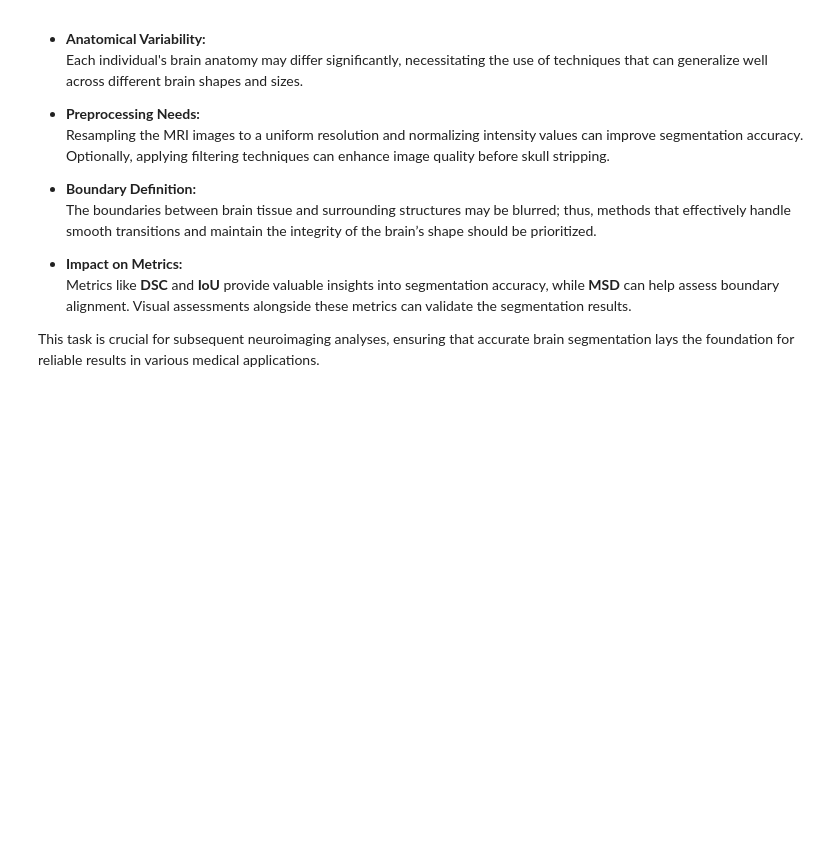
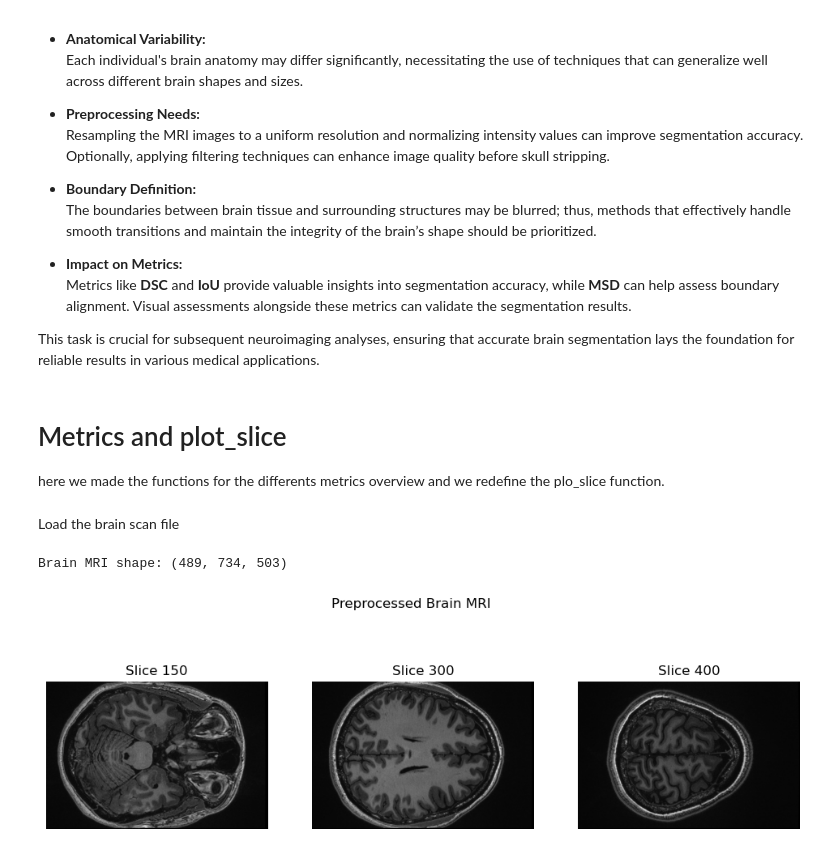
Before and after one commit to lechaudepierre/INFO-H500, a Jupyter notebook: TP5- Medical Image Segmentation/TP5_Medical_Image_Segmentation(solved).ipynb, the cells around one changed output. Cells and saved outputs as stored; diff of their text form; code cells hidden in the pictures; blank space fills up the shorter version.

```diff
--- a/TP5- Medical Image Segmentation/TP5_Medical_Image_Segmentation(solved).ipynb
+++ b/TP5- Medical Image Segmentation/TP5_Medical_Image_Segmentation(solved).ipynb
@@ -437,3 +517,6 @@ Perform skull stripping on brain MRI (brain.nii from previous TP) to isolate the
   Metrics like **DSC** and **IoU** provide valuable insights into segmentation accuracy, while **MSD** can help assess boundary alignment. Visual assessments alongside these metrics can validate the segmentation results.
 
 This task is crucial for subsequent neuroimaging analyses, ensuring that accurate brain segmentation lays the foundation for reliable results in various medical applications.
+# %% [markdown]
+# Metrics and plot_slice
+here we made the functions for the differents metrics overview and we redefine the plo_slice function.
@@ -439,0 +612,20 @@ This task is crucial for subsequent neuroimaging analyses, ensuring that accurat
+# %% [markdown]
+Load the brain scan file
+# %%
+brain_vol_nii = nib.load('../TP4-Understanding/brain1.nii')
+brain_data = brain_vol_nii.get_fdata()
+print("Brain MRI shape:", brain_data.shape)
+
+
+# Simple intensity normalization
+brain_data_norm = (brain_data - np.min(brain_data)) / (np.max(brain_data) - np.min(brain_data) + 1e-8)
+
+# Optionally apply a small Gaussian filter or median to reduce noise
+# from scipy.ndimage import gaussian_filter
+# brain_data_preproc = gaussian_filter(brain_data_norm, sigma=1.0)
+brain_data_preproc = brain_data_norm  # no smoothing for now
+
+plot_slices(brain_data_preproc, title="Preprocessed Brain MRI")
+# %% [output]
+Brain MRI shape: (489, 734, 503)
+[figure, added]
```
Also changed, not shown: parts of 23 cells of this notebook.
